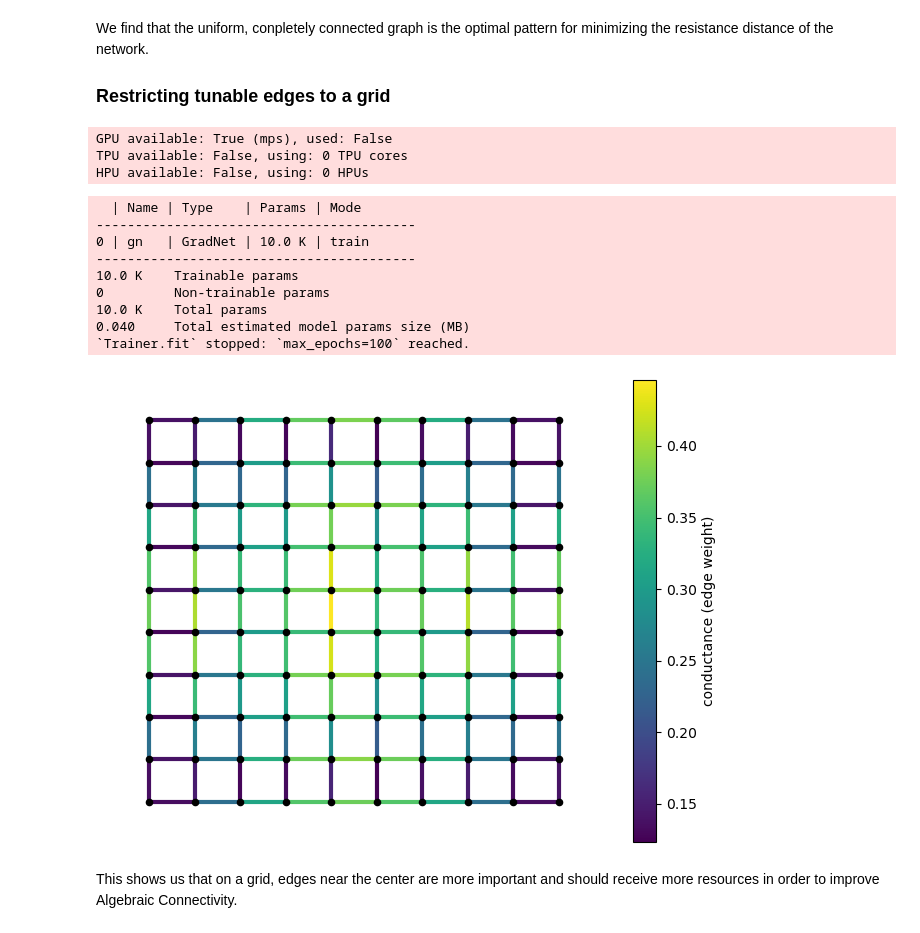
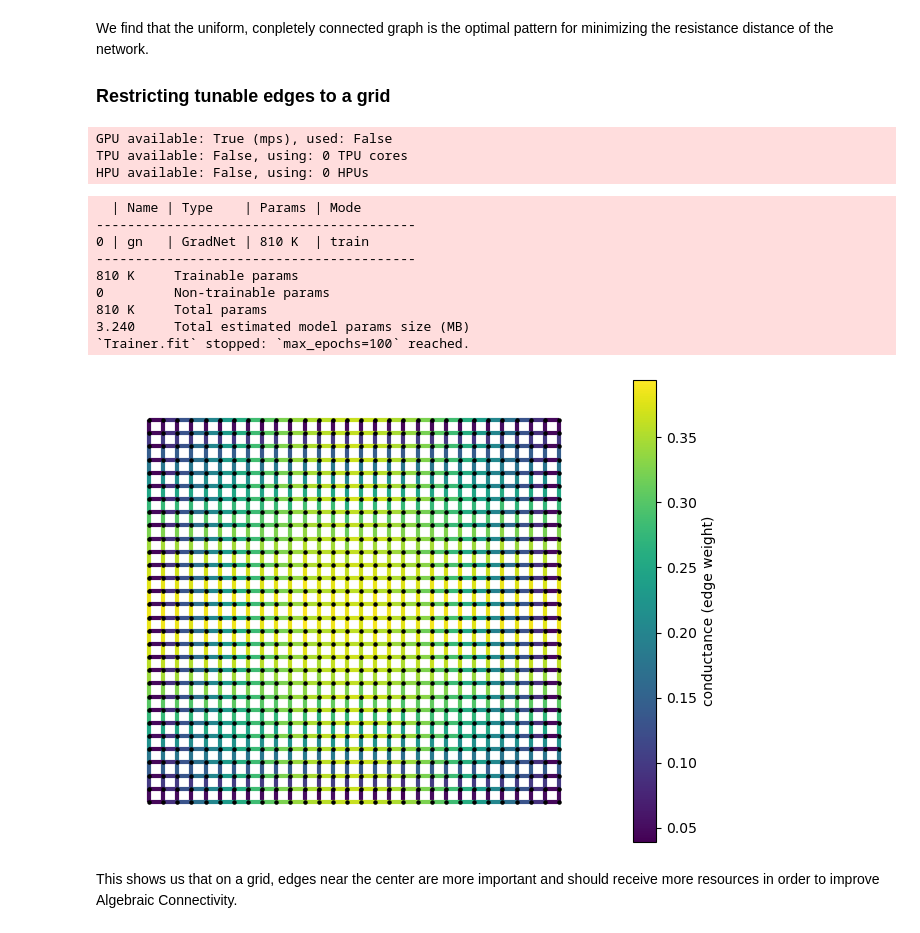
Before and after one commit to mikaberidze/gradnet, a Jupyter notebook: examples/1_λ₂_algebraic_connectivity.ipynb, the cells around one changed output. Saved outputs shown, nothing was run; the diff lists cells and outputs as text; code cells hidden in the pictures.

```diff
--- a/examples/1_λ₂_algebraic_connectivity.ipynb
+++ b/examples/1_λ₂_algebraic_connectivity.ipynb
@@ -58,18 +59,18 @@ We find that the uniform, conpletely connected graph is the optimal pattern for
 import numpy as np
 import networkx as nx
 
-rows = 10
-cols = 10
+rows = 30
+cols = 30
 N = rows * cols
 
 def make_grid_mask(rows, cols):
     mask_nx = nx.grid_2d_graph(rows, cols)  # Build grid graph (nodes are (r, c) tuples)
     nodes = sorted(mask_nx.nodes())  # sort nodes
-    return torch.tensor(nx.to_numpy_array(mask_nx, nodelist=nodes))
+    return nx.to_numpy_array(mask_nx, nodelist=nodes)
 
 mask = make_grid_mask(rows, cols)
 
-gn_grid = GradNet(num_nodes=N, budget=budget_per_node * N, mask=mask, rand_init_weights=0.9)
+gn_grid = GradNet(num_nodes=N, budget=budget_per_node * N, mask=mask, rand_init_weights=0.1)
 lightning_trainer, best_ckpt = fit(gn=gn_grid, loss_fn=loss_fn, num_updates=100, optim_kwargs={"lr": 0.01}, accelerator="cpu");
 # %% [output]
 GPU available: True (mps), used: False
@@ -77,38 +78,38 @@ TPU available: False, using: 0 TPU cores
 HPU available: False, using: 0 HPUs
   | Name | Type    | Params | Mode
 -----------------------------------------
-0 | gn   | GradNet | 10.0 K | train
+0 | gn   | GradNet | 810 K  | train
 -----------------------------------------
-10.0 K    Trainable params
+810 K     Trainable params
 0         Non-trainable params
-10.0 K    Total params
-0.040     Total estimated model params size (MB)
+810 K     Total params
+3.240     Total estimated model params size (MB)
 `Trainer.fit` stopped: `max_epochs=100` reached.
 # %%
 from gradnet.utils import to_networkx
 
 net = to_networkx(gn_grid)
 
 def draw_grid_graph(net):
     """Draw a grid graph with edges colored by their weights."""
     edge_weights = np.array(list(nx.get_edge_attributes(net, 'weight').values()))
     pos = {r * cols + c: (c, -r) for r in range(rows) for c in range(cols)}
 
     fig, ax = plt.subplots(figsize=(8, 6))  # Create figure and axis
 
     # Draw graph on the same axis
     nx.draw_networkx_edges(net, pos=pos, ax=ax, edge_color=edge_weights, edge_cmap=plt.cm.viridis, width=3)
-    nx.draw_networkx_nodes(net, pos=pos, ax=ax, nodelist=sorted(net.nodes()), node_color="k", node_size=20)
+    nx.draw_networkx_nodes(net, pos=pos, ax=ax, nodelist=sorted(net.nodes()), node_color="k", node_size=5)
     ax.set_axis_off()
 
     # Add colorbar linked to edges
     sm = plt.cm.ScalarMappable(cmap=plt.cm.viridis)
     sm.set_array(edge_weights)
     fig.colorbar(sm, ax=ax, label="conductance (edge weight)")
 
 draw_grid_graph(net)
 plt.show()
 # %% [output]
-[figure, old version]
+[figure, new version]
-# %% [markdown]
-This shows us that on a grid, edges near the center are more important and should receive more resources in order to improve Algebraic Connectivity.
+# %% [markdown]
+This shows us that on a grid, edges near the center are more important and should receive more resources in order to improve Algebraic Connectivity.
```
Also changed, not shown: parts of 2 cells of this notebook, 29 other files.
